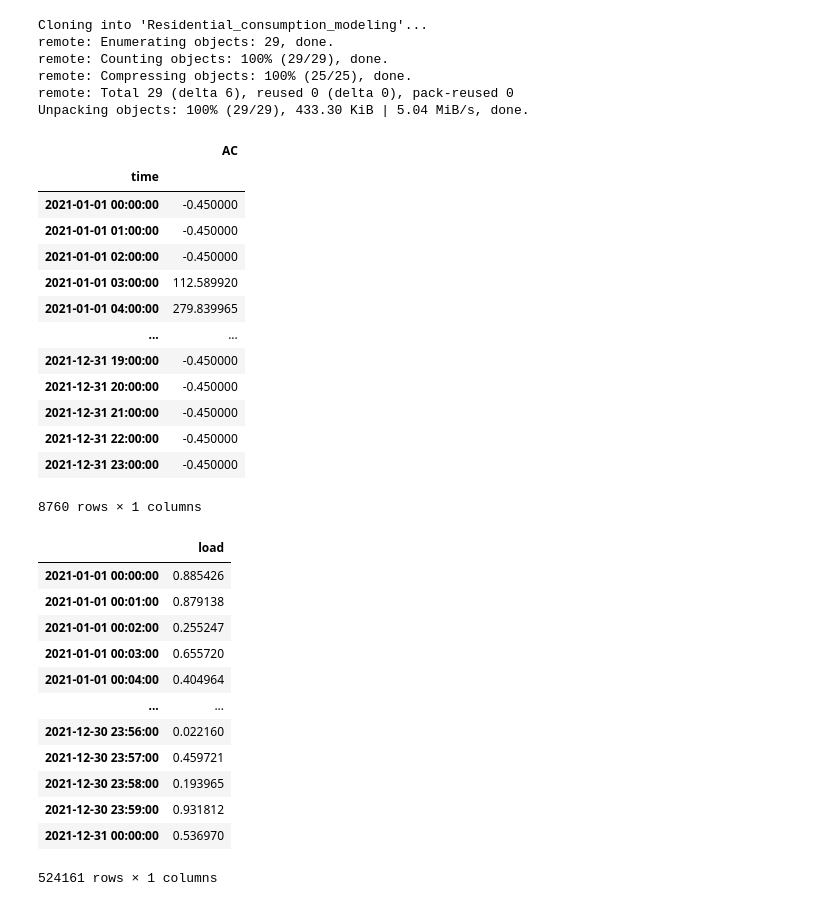
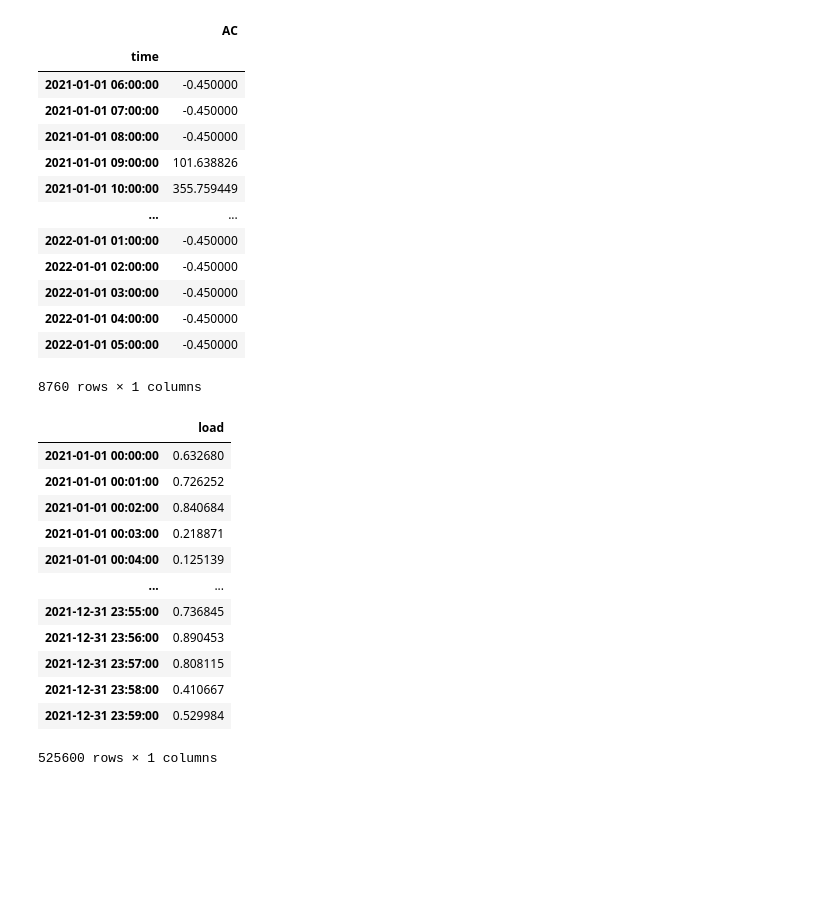
Before and after one commit to Shai670/Residential_consumption_modeling, a Jupyter notebook: Solar_PV.ipynb, the cells around one changed output. Saved outputs shown, nothing was run; the diff lists cells and outputs as text; code cells hidden in the pictures; blank space fills up the shorter version.

```diff
--- a/Solar_PV.ipynb
+++ b/Solar_PV.ipynb
@@ -6,45 +9,40 @@ import numpy as np
 # %%
 !git clone https://github.com/Shai670/Residential_consumption_modeling
+clear_output()
-# %% [output]
-Cloning into 'Residential_consumption_modeling'...
-remote: Enumerating objects: 29, done.
-remote: Counting objects: 100% (29/29), done.
-remote: Compressing objects: 100% (25/25), done.
-remote: Total 29 (delta 6), reused 0 (delta 0), pack-reused 0
-Unpacking objects: 100% (29/29), 433.30 KiB | 5.04 MiB/s, done.
 # %%
 pv = pd.read_csv('/content/Residential_consumption_modeling/DATA/PV_1.5.csv', index_col='time')
+pv.index = pd.to_datetime(pv.index)
 pv
 # %% [output]
 |  | AC |
 | time |  |
-| 2021-01-01 00:00:00 | -0.450000 |
-| 2021-01-01 01:00:00 | -0.450000 |
-| 2021-01-01 02:00:00 | -0.450000 |
-| 2021-01-01 03:00:00 | 112.589920 |
-| 2021-01-01 04:00:00 | 279.839965 |
+| 2021-01-01 06:00:00 | -0.450000 |
+| 2021-01-01 07:00:00 | -0.450000 |
+| 2021-01-01 08:00:00 | -0.450000 |
+| 2021-01-01 09:00:00 | 101.638826 |
+| 2021-01-01 10:00:00 | 355.759449 |
 | ... | ... |
-| 2021-12-31 19:00:00 | -0.450000 |
-| 2021-12-31 20:00:00 | -0.450000 |
-| 2021-12-31 21:00:00 | -0.450000 |
-| 2021-12-31 22:00:00 | -0.450000 |
-| 2021-12-31 23:00:00 | -0.450000 |
+| 2022-01-01 01:00:00 | -0.450000 |
+| 2022-01-01 02:00:00 | -0.450000 |
+| 2022-01-01 03:00:00 | -0.450000 |
+| 2022-01-01 04:00:00 | -0.450000 |
+| 2022-01-01 05:00:00 | -0.450000 |
 8760 rows × 1 columns
 # %%
-df = pd.DataFrame(index=pd.date_range(start='2021-01-01', end='2021-12-31', freq='MIN'))
-df['load'] = np.random.rand(len(df))
-df
+load = pd.DataFrame(index=pd.date_range(start='2021-01-01 00:00:00', end='2021-12-31 23:59:00', freq='MIN'))
+load['load'] = np.random.rand(len(load))
+load
 # %% [output]
 |  | load |
-| 2021-01-01 00:00:00 | 0.885426 |
-| 2021-01-01 00:01:00 | 0.879138 |
-| 2021-01-01 00:02:00 | 0.255247 |
-| 2021-01-01 00:03:00 | 0.655720 |
-| 2021-01-01 00:04:00 | 0.404964 |
+| 2021-01-01 00:00:00 | 0.632680 |
+| 2021-01-01 00:01:00 | 0.726252 |
+| 2021-01-01 00:02:00 | 0.840684 |
+| 2021-01-01 00:03:00 | 0.218871 |
+| 2021-01-01 00:04:00 | 0.125139 |
 | ... | ... |
-| 2021-12-30 23:56:00 | 0.022160 |
-| 2021-12-30 23:57:00 | 0.459721 |
-| 2021-12-30 23:58:00 | 0.193965 |
-| 2021-12-30 23:59:00 | 0.931812 |
-| 2021-12-31 00:00:00 | 0.536970 |
+| 2021-12-31 23:55:00 | 0.736845 |
+| 2021-12-31 23:56:00 | 0.890453 |
+| 2021-12-31 23:57:00 | 0.808115 |
+| 2021-12-31 23:58:00 | 0.410667 |
+| 2021-12-31 23:59:00 | 0.529984 |
-524161 rows × 1 columns
+525600 rows × 1 columns
```
Also changed, not shown: parts of 2 cells of this notebook.
